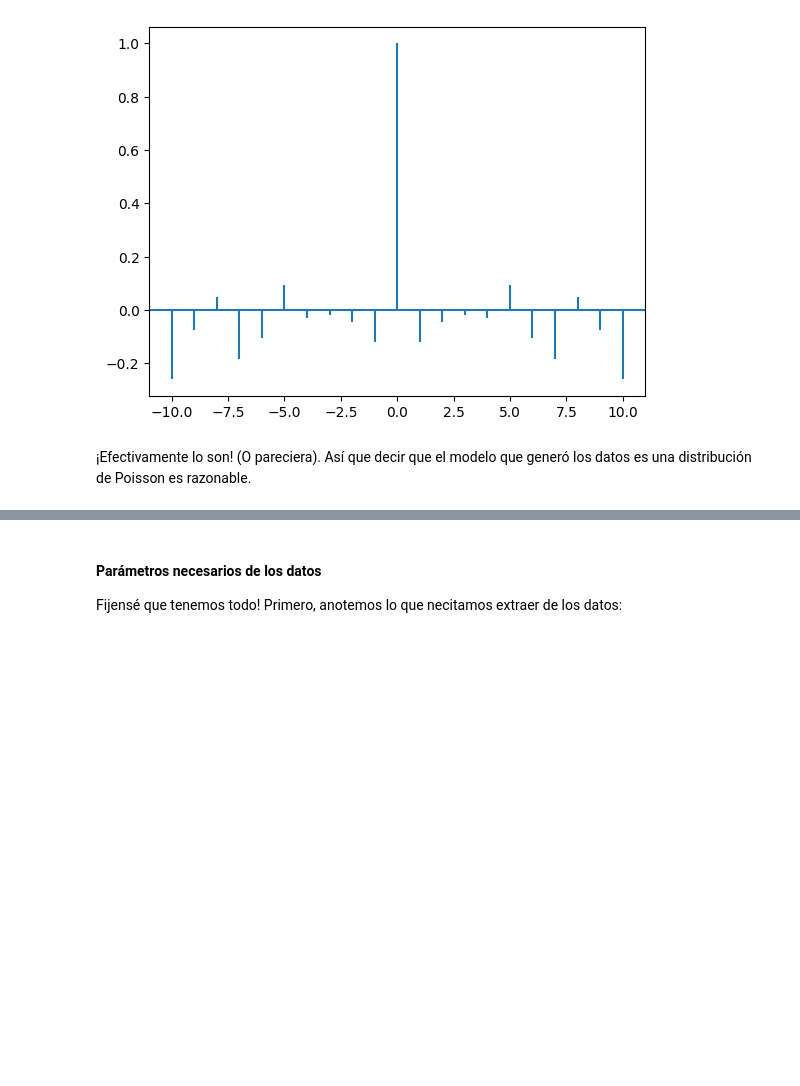
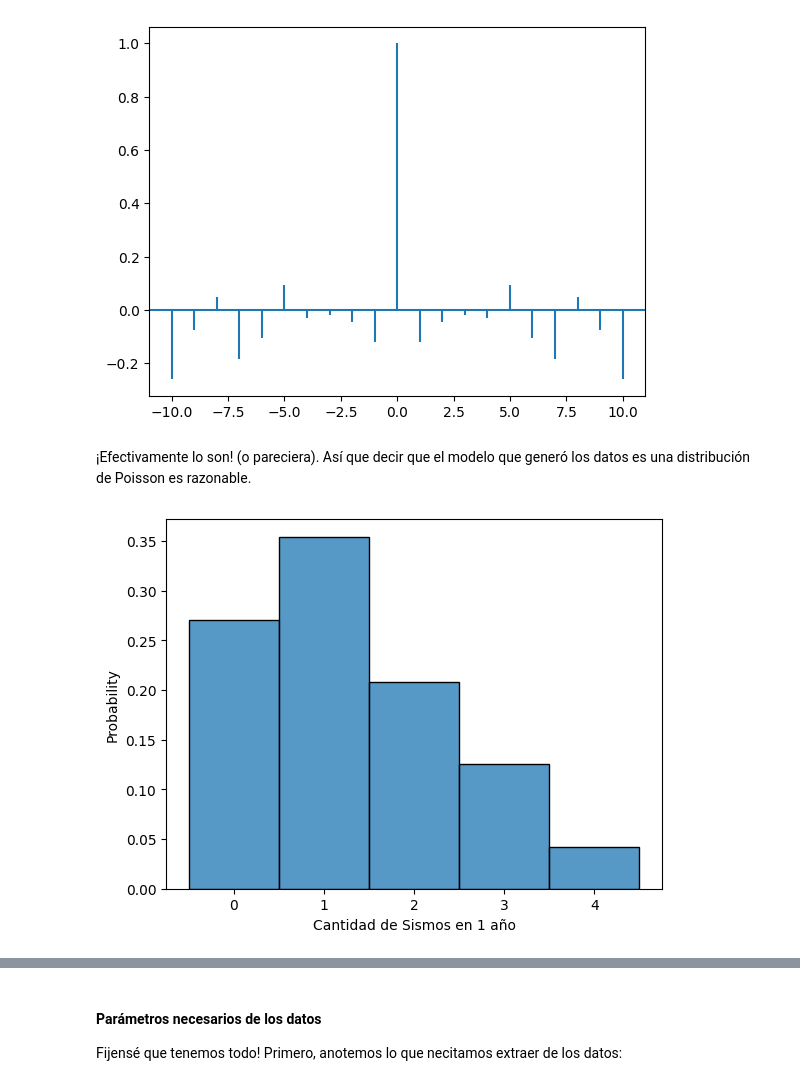
Before and after one commit to mbalbi/ciencia_de_datos, a Jupyter notebook: tps/1c2024/Practica_7_completa.ipynb, the cells around one changed output, grey strips where cells are left out. Cells and saved outputs as stored; diff of their text form; code cells hidden in the pictures; blank space fills up the shorter version.

```diff
--- a/tps/1c2024/Practica_7_completa.ipynb
+++ b/tps/1c2024/Practica_7_completa.ipynb
@@ -262,7 +264,14 @@ plt.acorr( Data['mag']-Data['mag'].mean() );
 # %% [output]
 [figure]
 # %% [markdown]
-¡Efectivamente lo son! (O pareciera). Así que decir que el modelo que generó los datos es una distribución de Poisson es razonable.
+¡Efectivamente lo son! (o pareciera). Así que decir que el modelo que generó los datos es una distribución de Poisson es razonable.
+# %%
+sns.histplot(Data['mag'],label='Sismos por año',stat='probability',discrete=True)
+#plt.legend()
+plt.xlabel('Cantidad de Sismos en 1 año')
+plt.show()
+# %% [output]
+[figure, added]
 # %% [markdown]
 ### Modelo analítico
 
```
Also changed, not shown: parts of 119 cells of this notebook.
